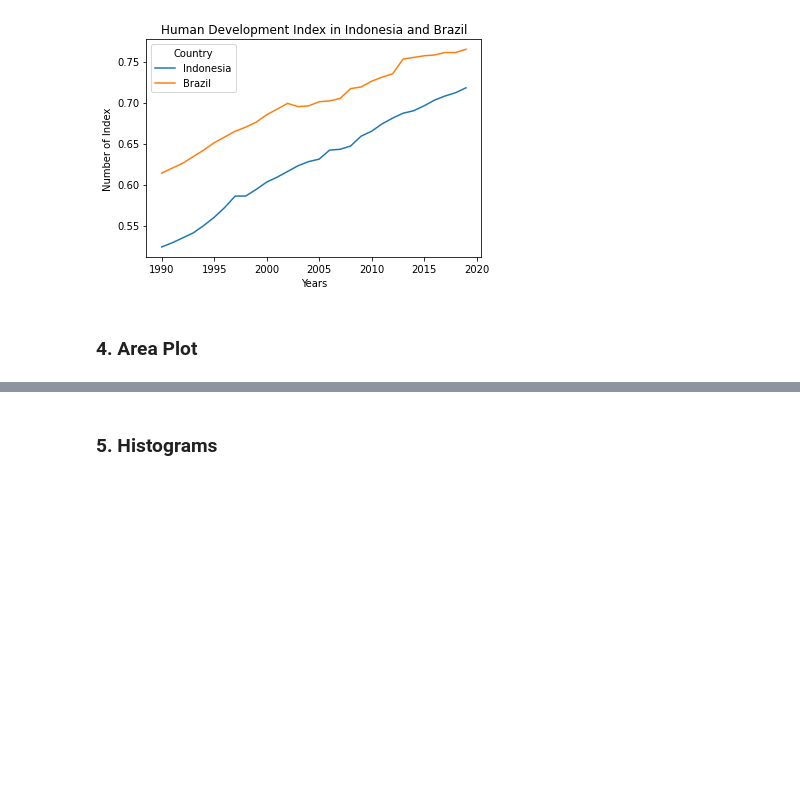
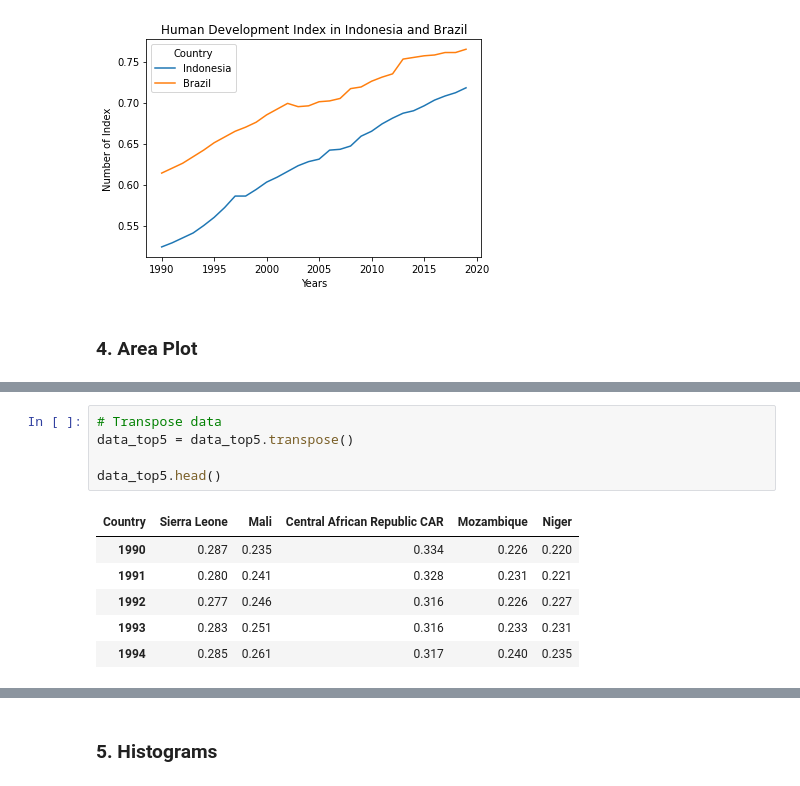
Before and after one commit to AbdulHafidh-AI/ProyekVisdat, a Jupyter notebook: HumanDevelopmentIndex.ipynb, the cells around one changed output, grey strips where cells are left out. Cells and saved outputs as stored; diff of their text form; blank space fills up the shorter version.

```diff
--- a/HumanDevelopmentIndex.ipynb
+++ b/HumanDevelopmentIndex.ipynb
@@ -389,0 +412,12 @@ plt.show()
+# %%
+# Transpose data
+data_top5 = data_top5.transpose()
+
+data_top5.head()
+# %% [output]
+| Country | Sierra Leone | Mali | Central African Republic CAR | Mozambique | Niger |
+| 1990 | 0.287 | 0.235 | 0.334 | 0.226 | 0.220 |
+| 1991 | 0.280 | 0.241 | 0.328 | 0.231 | 0.221 |
+| 1992 | 0.277 | 0.246 | 0.316 | 0.226 | 0.227 |
+| 1993 | 0.283 | 0.251 | 0.316 | 0.233 | 0.231 |
+| 1994 | 0.285 | 0.261 | 0.317 | 0.240 | 0.235 |
```
Also changed, not shown: parts of 15 cells of this notebook.
